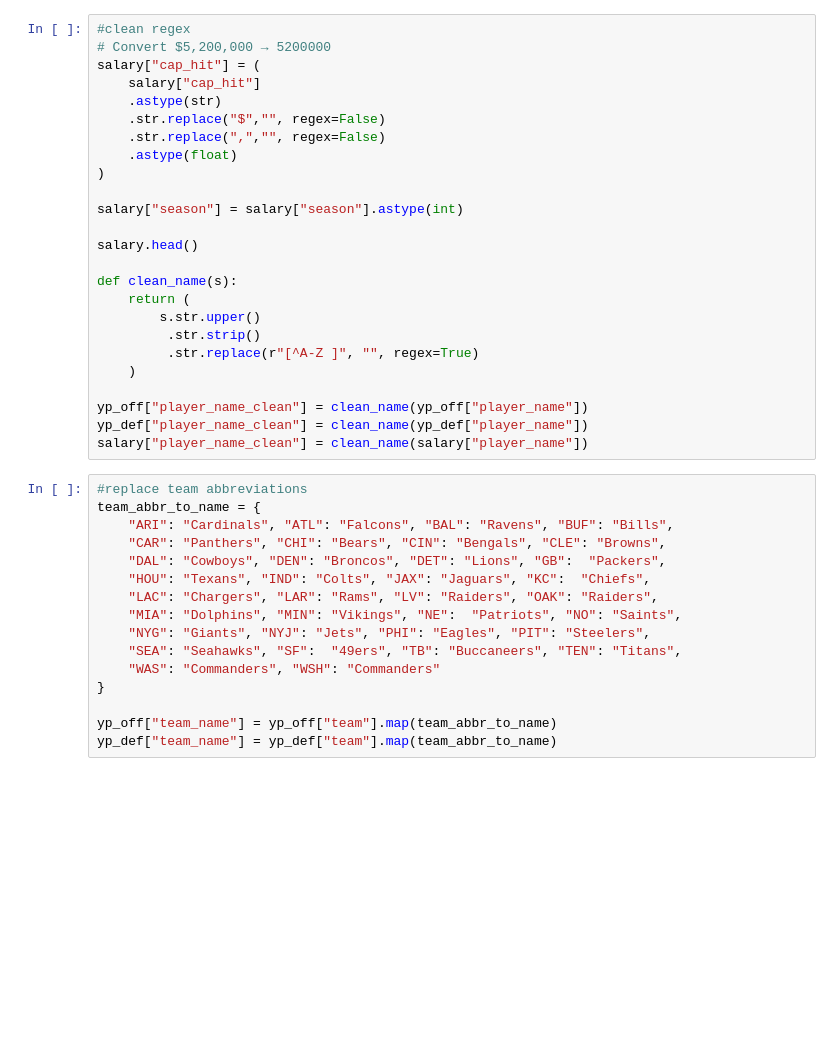
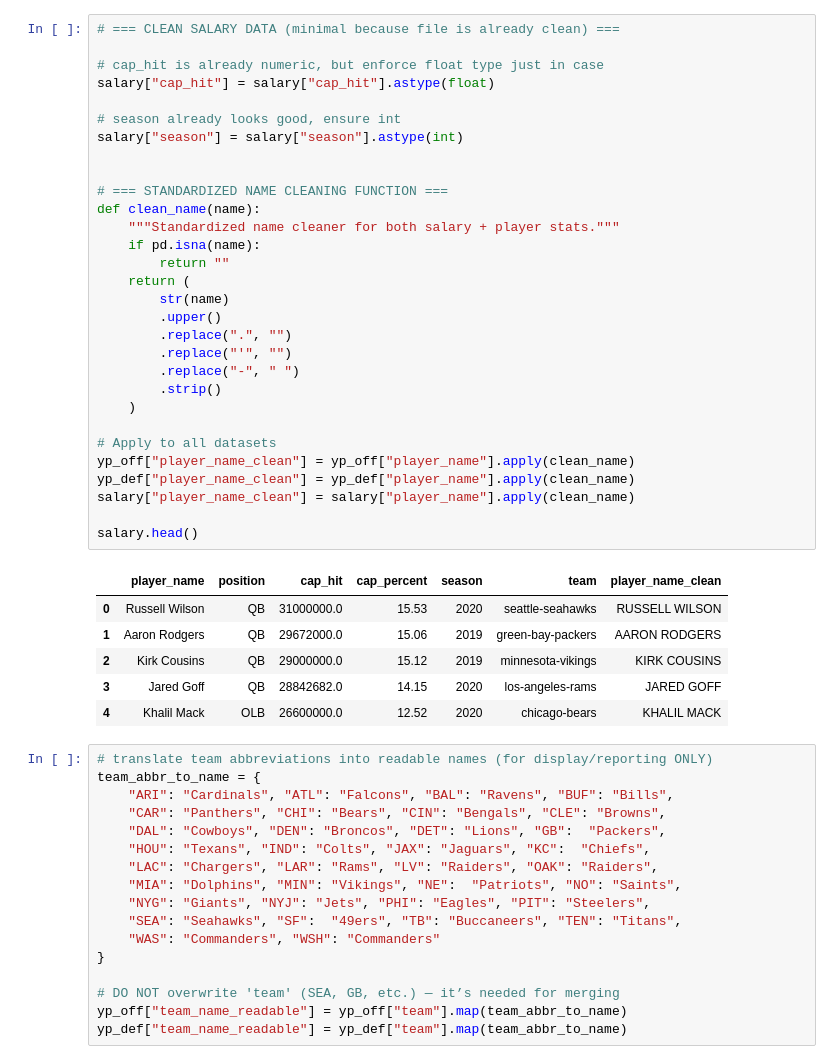
Before and after one commit to Clayton-McCormack/DATASCI-3000-Project, a Jupyter notebook: notebooks/merge_player_data.ipynb, the cells around one changed output. Saved outputs shown, nothing was run; the diff lists cells and outputs as text; blank space fills up the shorter version.

```diff
--- a/notebooks/merge_player_data.ipynb
+++ b/notebooks/merge_player_data.ipynb
@@ -24,31 +39,43 @@ salary = salary.rename(columns={
 })
 # %%
-#clean regex
-# Convert $5,200,000 → 5200000
-salary["cap_hit"] = (
-    salary["cap_hit"]
-    .astype(str)
-    .str.replace("$","", regex=False)
-    .str.replace(",","", regex=False)
-    .astype(float)
-)
+# === CLEAN SALARY DATA (minimal because file is already clean) ===
 
+# cap_hit is already numeric, but enforce float type just in case
+salary["cap_hit"] = salary["cap_hit"].astype(float)
+
+# season already looks good, ensure int
 salary["season"] = salary["season"].astype(int)
 
-salary.head()
 
-def clean_name(s):
+# === STANDARDIZED NAME CLEANING FUNCTION ===
+def clean_name(name):
+    """Standardized name cleaner for both salary + player stats."""
+    if pd.isna(name):
+        return ""
     return (
-        s.str.upper()
-         .str.strip()
-         .str.replace(r"[^A-Z ]", "", regex=True)
+        str(name)
+        .upper()
+        .replace(".", "")
+        .replace("'", "")
+        .replace("-", " ")
+        .strip()
     )
 
-yp_off["player_name_clean"] = clean_name(yp_off["player_name"])
-yp_def["player_name_clean"] = clean_name(yp_def["player_name"])
-salary["player_name_clean"] = clean_name(salary["player_name"])
+# Apply to all datasets
+yp_off["player_name_clean"] = yp_off["player_name"].apply(clean_name)
+yp_def["player_name_clean"] = yp_def["player_name"].apply(clean_name)
+salary["player_name_clean"] = salary["player_name"].apply(clean_name)
+
+salary.head()
+# %% [output]
+|  | player_name | position | cap_hit | cap_percent | season | team | player_name_clean |
+| 0 | Russell Wilson | QB | 31000000.0 | 15.53 | 2020 | seattle-seahawks | RUSSELL WILSON |
+| 1 | Aaron Rodgers | QB | 29672000.0 | 15.06 | 2019 | green-bay-packers | AARON RODGERS |
+| 2 | Kirk Cousins | QB | 29000000.0 | 15.12 | 2019 | minnesota-vikings | KIRK COUSINS |
+| 3 | Jared Goff | QB | 28842682.0 | 14.15 | 2020 | los-angeles-rams | JARED GOFF |
+| 4 | Khalil Mack | OLB | 26600000.0 | 12.52 | 2020 | chicago-bears | KHALIL MACK |
 # %%
-#replace team abbreviations
+# translate team abbreviations into readable names (for display/reporting ONLY)
 team_abbr_to_name = {
     "ARI": "Cardinals", "ATL": "Falcons", "BAL": "Ravens", "BUF": "Bills",
     "CAR": "Panthers", "CHI": "Bears", "CIN": "Bengals", "CLE": "Browns",
@@ -61,5 +88,6 @@ team_abbr_to_name = {
     "WAS": "Commanders", "WSH": "Commanders"
 }
 
-yp_off["team_name"] = yp_off["team"].map(team_abbr_to_name)
-yp_def["team_name"] = yp_def["team"].map(team_abbr_to_name)
+# DO NOT overwrite 'team' (SEA, GB, etc.) — it’s needed for merging
+yp_off["team_name_readable"] = yp_off["team"].map(team_abbr_to_name)
+yp_def["team_name_readable"] = yp_def["team"].map(team_abbr_to_name)
```
Also changed, not shown: parts of 8 cells of this notebook, 3 other files.
